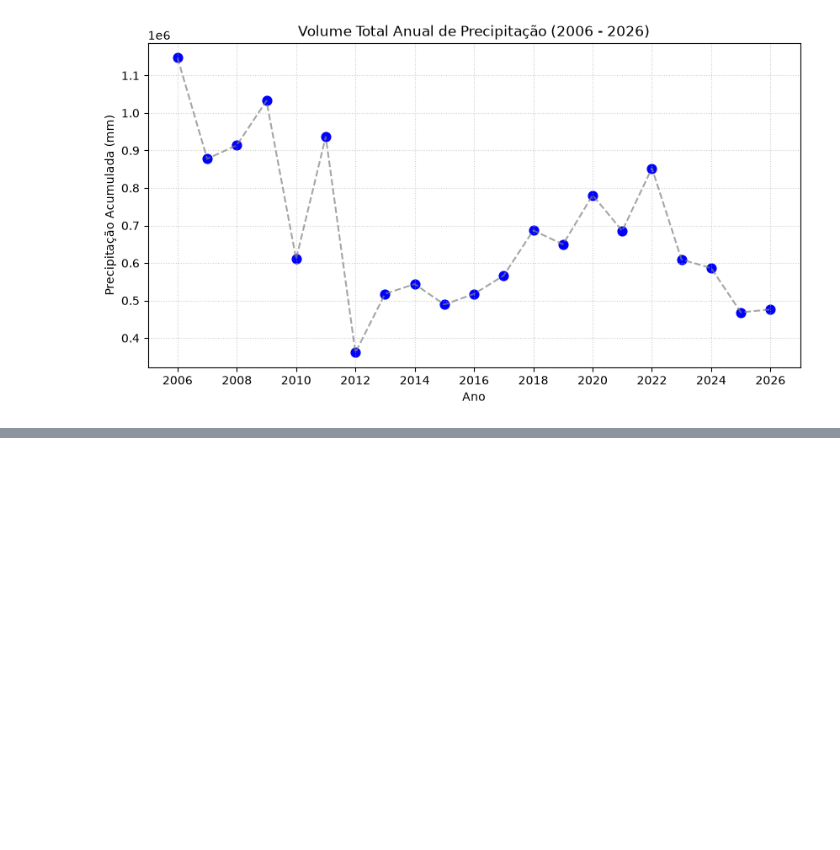
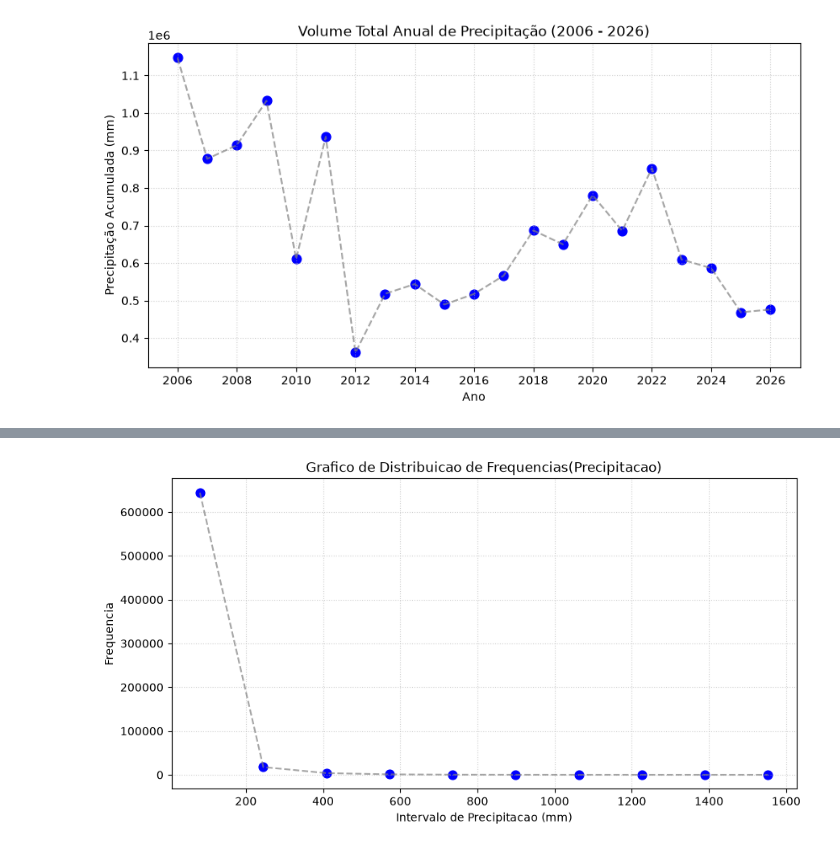
Before and after one commit to printfSideaux/PRCP_RDA_ANALISIS, a Jupyter notebook: EstatisticaComputacional.ipynb, the cells around one changed output, grey strips where cells are left out. Drawn from its saved outputs; the diff is of its cells as text; code cells hidden in the pictures; blank space fills up the shorter version.

```diff
--- a/EstatisticaComputacional.ipynb
+++ b/EstatisticaComputacional.ipynb
@@ -135,0 +184,25 @@ plt.show()
+# %%
+freq_i = df_completo["precip_mm"].value_counts(sort=False, bins=10)
+
+freq_i_data = pd.DataFrame({
+    "Intervalo" : freq_i.index.mid,
+    "Frequencia" : freq_i.values
+})
+
+plt.figure(figsize=(10, 5))
+plt.scatter(freq_i_data['Intervalo'], freq_i_data['Frequencia'], color='blue', s=60)
+plt.plot(
+    freq_i_data['Intervalo'],
+    freq_i_data['Frequencia'],
+    linestyle='--',
+    color='gray',
+    alpha=0.7,
+)
+
+plt.title('Grafico de Distribuicao de Frequencias(Precipitacao)')
+plt.xlabel('Intervalo de Precipitacao (mm)')
+plt.ylabel('Frequencia')
+plt.grid(True, linestyle=':', alpha=0.6)
+plt.show()
+# %% [output]
+[figure, added]
```
Also changed, not shown: parts of 4 cells of this notebook, 1 other file.
